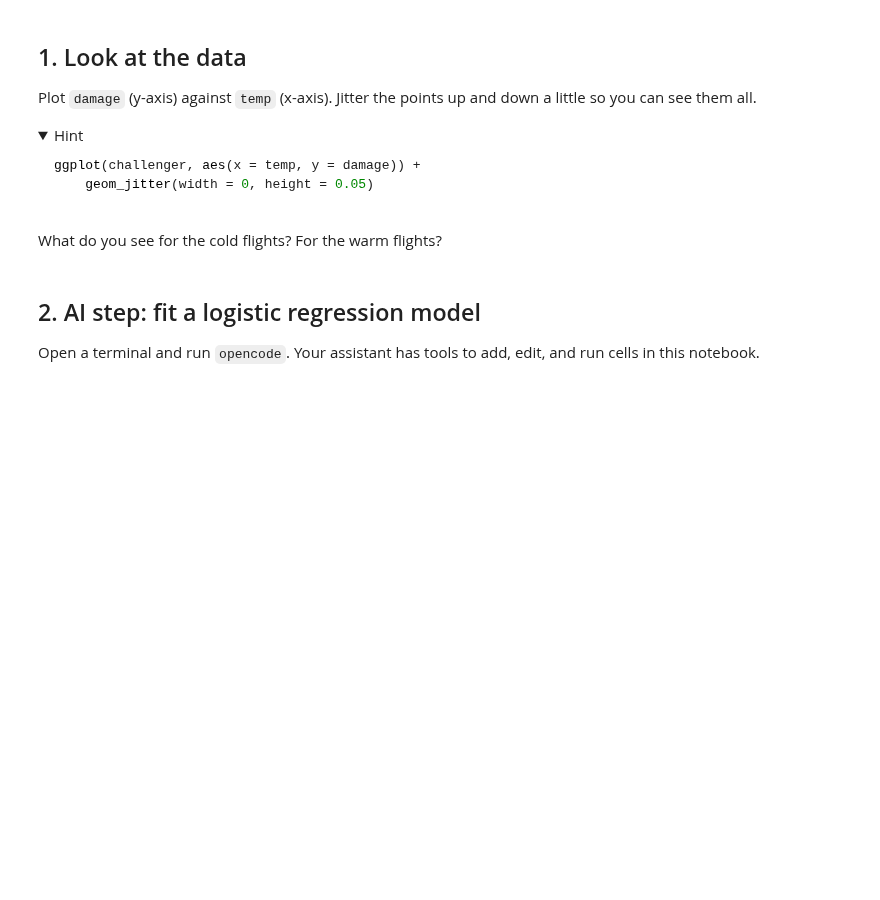
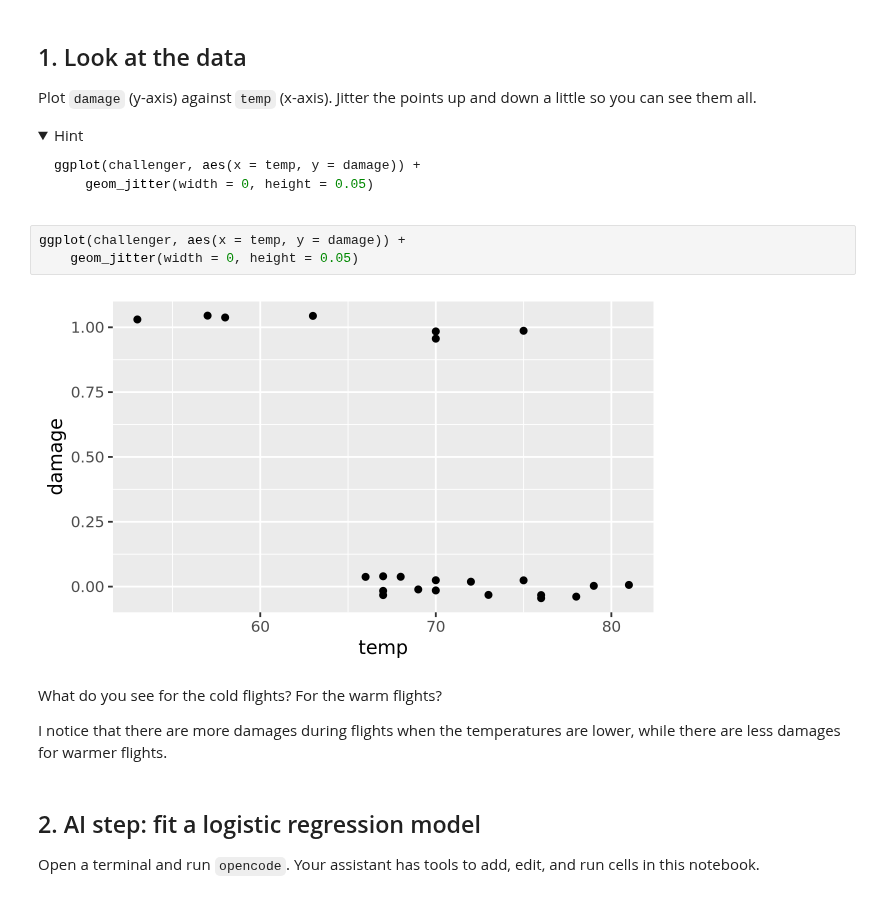
Before and after one commit to shefaalim/codespace, a Jupyter notebook: exercises/11-challenger-exercise.ipynb, the cells around one changed output. Saved outputs shown, nothing was run; the diff lists cells and outputs as text; folded sections open; blank space fills up the shorter version.

Commit message:
complete exercises/11-challenger-exercise.ipynb

````diff
--- a/exercises/11-challenger-exercise.ipynb
+++ b/exercises/11-challenger-exercise.ipynb
@@ -52,8 +56,15 @@ ggplot(challenger, aes(x = temp, y = damage)) +
 ```
 
 </details>
+# %%
+ggplot(challenger, aes(x = temp, y = damage)) +
+    geom_jitter(width = 0, height = 0.05)
+# %% [output]
+[figure, added]
 # %% [markdown]
 What do you see for the cold flights? For the warm flights?
+
+I notice that there are more damages during flights when the temperatures are lower, while there are less damages for warmer flights.
 # %% [markdown]
 ## 2. AI step: fit a logistic regression model
 
````
Also changed, not shown: parts of 5 cells of this notebook.
